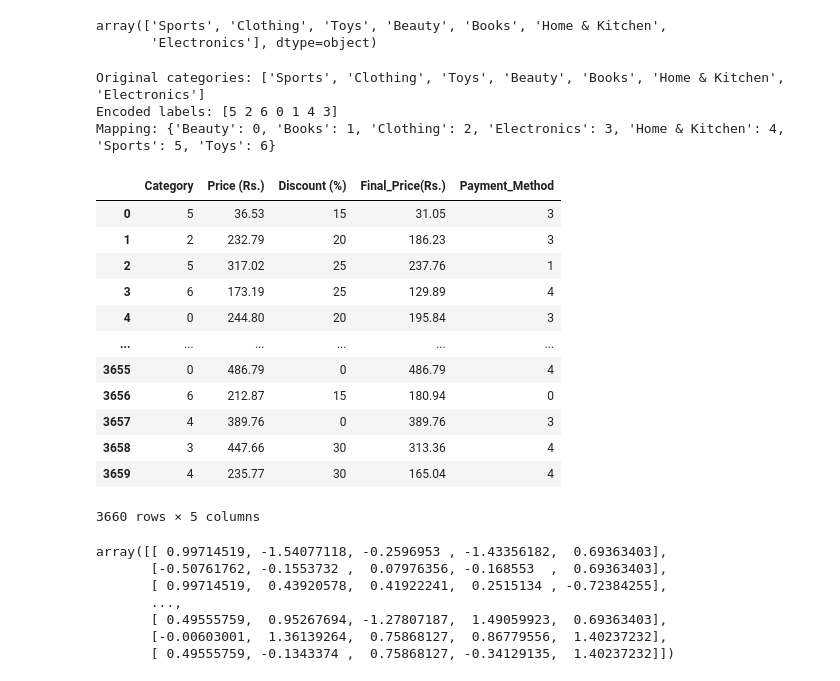
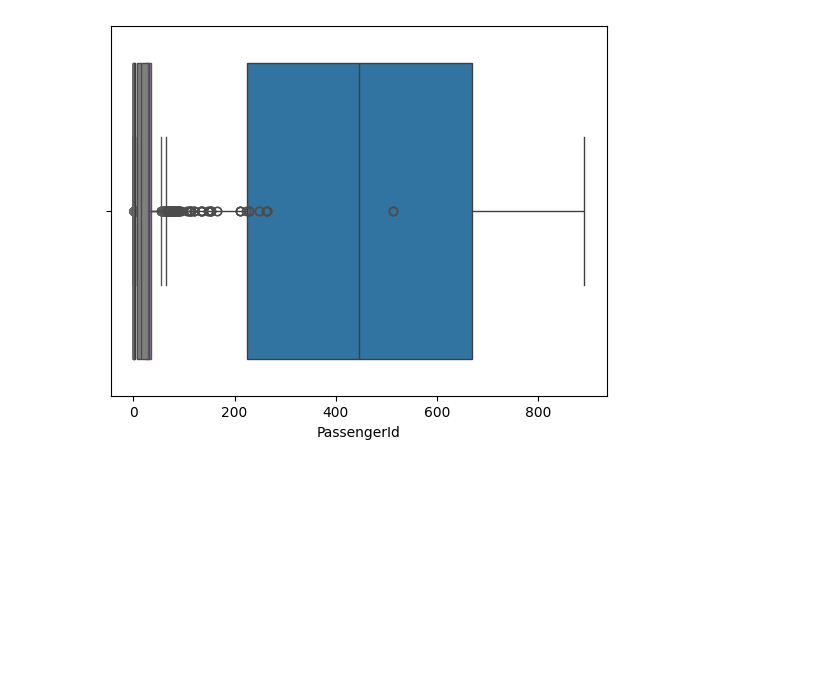
Before and after one commit to Khrisnayana/MachineLearning, a Jupyter notebook: preprocessing_titanic.ipynb, the cells around one changed output. Cells and saved outputs as stored; diff of their text form; code cells hidden in the pictures; blank space fills up the shorter version.

```diff
--- a/preprocessing_titanic.ipynb
+++ b/preprocessing_titanic.ipynb
@@ -38,0 +106,12 @@ memory usage: 3.7+ MB
+# %%
+# Mengonversi kolom kategorikal menjadi numerik
+data["Sex"] = data["Sex"].map({"male": 0, "female": 1})  # Biner encoding untuk gender
+
+# One-hot encoding untuk 'Embarked'
+data = pd.get_dummies(data, columns=["Embarked"], drop_first=True)
+
+# Menghapus kolom 'Name' dan 'Ticket' karena tidak relevan untuk analisis numerik
+data.drop(columns=["Name", "Ticket"], inplace=True)
+
+# Menampilkan dataset setelah konversi
+data.head()
@@ -62,2 +138,0 @@ data.duplicated().sum()
-# %%
-data = data.drop_duplicates()
@@ -88,59 +139,7 @@ Mapping: {'Cash on Delivery': 0, 'Credit Card': 1, 'Debit Card': 2, 'Net Banking
-# %%
-data['Payment_Method']= encoder.fit_transform(data['Payment_Method'])
-# %%
-unique_data = data['Category'].unique()
-unique_data
-# %% [output]
-array(['Sports', 'Clothing', 'Toys', 'Beauty', 'Books', 'Home & Kitchen',
-       'Electronics'], dtype=object)
-# %%
-# Sample data
-categories1 = ['Sports', 'Clothing', 'Toys', 'Beauty', 'Books', 'Home & Kitchen',
-       'Electronics']
-
-# Initialize LabelEncoder
-encoder = LabelEncoder()
-
-# Fit and transform the data
-encoded_labels = encoder.fit_transform(categories1)
-
-# Output results
-print("Original categories:", categories1)
-print("Encoded labels:", encoded_labels)
-print("Mapping:", dict(zip(encoder.classes_, range(len(encoder.classes_)))))
-# %% [output]
-Original categories: ['Sports', 'Clothing', 'Toys', 'Beauty', 'Books', 'Home & Kitchen', 'Electronics']
-Encoded labels: [5 2 6 0 1 4 3]
-Mapping: {'Beauty': 0, 'Books': 1, 'Clothing': 2, 'Electronics': 3, 'Home & Kitchen': 4, 'Sports': 5, 'Toys': 6}
-# %%
-data['Category']= encoder.fit_transform(data['Category'])
-# %%
-atribute = data.iloc[:,2:7]
-atribute
-# %% [output]
-|  | Category | Price (Rs.) | Discount (%) | Final_Price(Rs.) | Payment_Method |
-| 0 | 5 | 36.53 | 15 | 31.05 | 3 |
-| 1 | 2 | 232.79 | 20 | 186.23 | 3 |
-| 2 | 5 | 317.02 | 25 | 237.76 | 1 |
-| 3 | 6 | 173.19 | 25 | 129.89 | 4 |
-| 4 | 0 | 244.80 | 20 | 195.84 | 3 |
-| ... | ... | ... | ... | ... | ... |
-| 3655 | 0 | 486.79 | 0 | 486.79 | 4 |
-| 3656 | 6 | 212.87 | 15 | 180.94 | 0 |
-| 3657 | 4 | 389.76 | 0 | 389.76 | 3 |
-| 3658 | 3 | 447.66 | 30 | 313.36 | 4 |
-| 3659 | 4 | 235.77 | 30 | 165.04 | 4 |
-3660 rows × 5 columns
-# %%
-scaler = StandardScaler()
-scaler_attribute = scaler.fit_transform(atribute)
-
-scaler_attribute
-# %% [output]
-array([[ 0.99714519, -1.54077118, -0.2596953 , -1.43356182,  0.69363403],
-       [-0.50761762, -0.1553732 ,  0.07976356, -0.168553  ,  0.69363403],
-       [ 0.99714519,  0.43920578,  0.41922241,  0.2515134 , -0.72384255],
-       ...,
-       [ 0.49555759,  0.95267694, -1.27807187,  1.49059923,  0.69363403],
-       [-0.00603001,  1.36139264,  0.75868127,  0.86779556,  1.40237232],
-       [ 0.49555759, -0.1343374 ,  0.75868127, -0.34129135,  1.40237232]])
+# %%
+# Menggunakan box-plot untuk melihat outlier yang ada
+for i in data.select_dtypes(include="number").columns:
+    sns.boxplot(data=data, x= i)
+    plt.show
+# %% [output]
+[figure, added]
```
Also changed, not shown: parts of 18 cells of this notebook, 1 other file.
